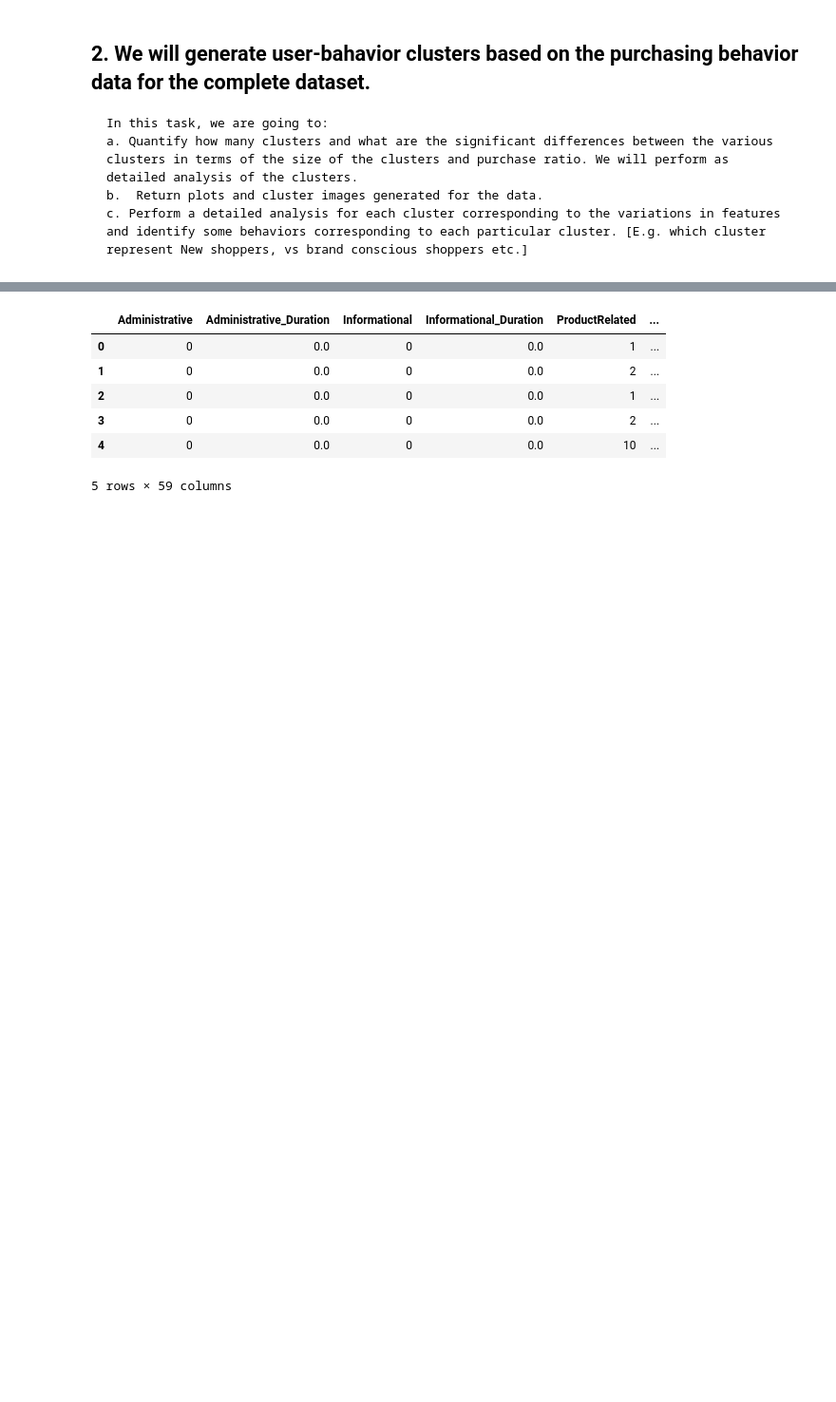
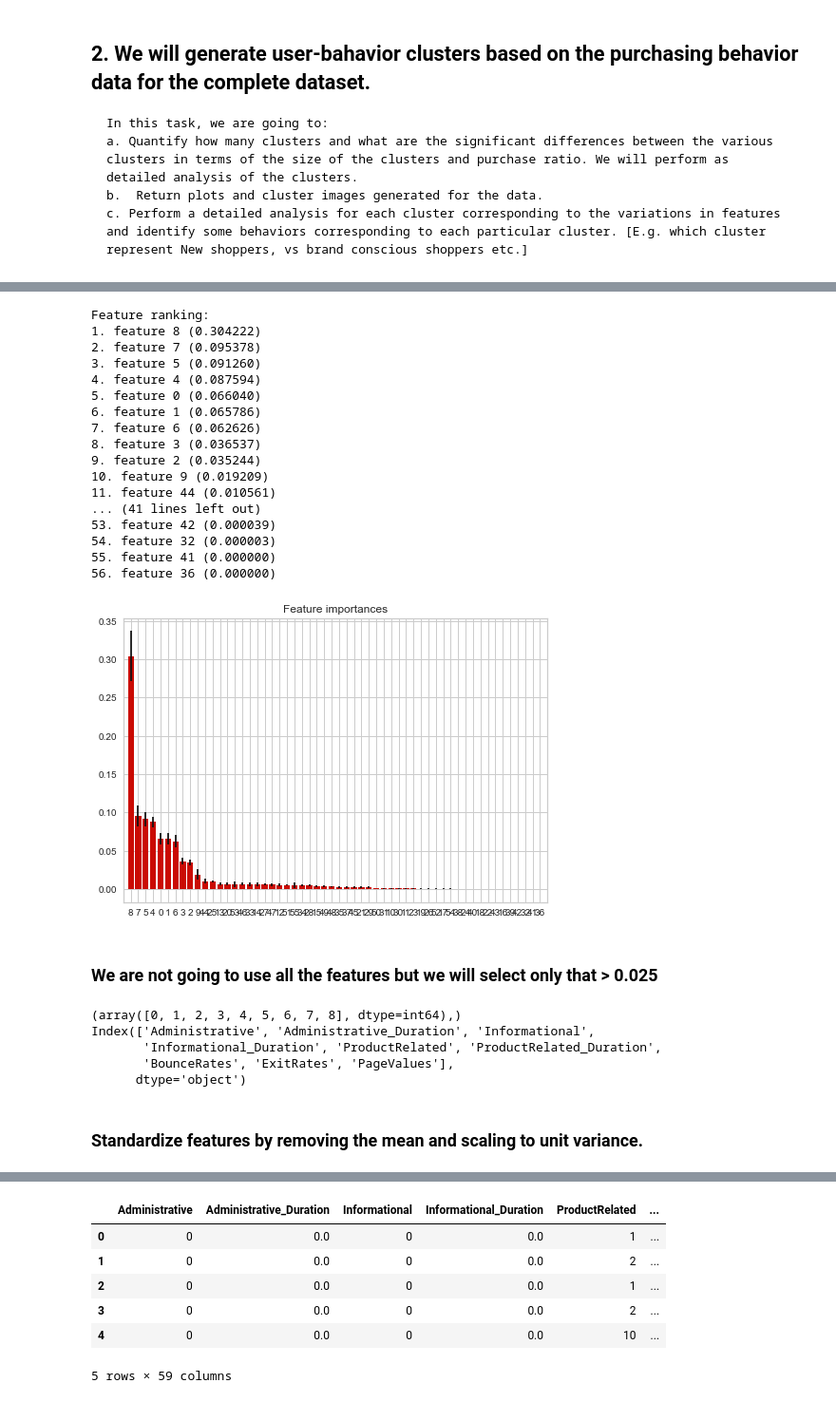
Before and after one commit to adinrh/Online-Shoppers-Purchasing-Intention, a Jupyter notebook: Main_online_shoppers.ipynb, the cells around one changed output, grey strips where cells are left out. Shown at 95% size. Cells and saved outputs as stored; diff of their text form; code cells hidden in the pictures; blank space fills up the shorter version.

```diff
--- a/Main_online_shoppers.ipynb
+++ b/Main_online_shoppers.ipynb
@@ -928,0 +768,41 @@ Test data improve?
+# %%
+y = df_tsk1['Revenue'].values
+df_tsk2=df_tsk1.drop(columns=['Revenue','Month','Region'])
+X  = df_tsk2.values
+indices, importances = return_feature_rank_from_RF(X,y)
+# %% [output]
+Feature ranking:
+1. feature 8 (0.304222)
+2. feature 7 (0.095378)
+3. feature 5 (0.091260)
+4. feature 4 (0.087594)
+5. feature 0 (0.066040)
+6. feature 1 (0.065786)
+7. feature 6 (0.062626)
+8. feature 3 (0.036537)
+9. feature 2 (0.035244)
+10. feature 9 (0.019209)
+11. feature 44 (0.010561)
+... (41 lines left out)
+53. feature 42 (0.000039)
+54. feature 32 (0.000003)
+55. feature 41 (0.000000)
+56. feature 36 (0.000000)
+[figure, added]
+# %% [markdown]
+### We are not going to use all the features but we will select only that > 0.025
+# %%
+# Extract the indices corresponding to a feature importance > 0.025
+idx = np.where(importances > 0.025)
+# Extract the names of the associated feature columns
+selected_columns = df_tsk2.columns[idx]
+print(idx)
+print(selected_columns)
+# %% [output]
+(array([0, 1, 2, 3, 4, 5, 6, 7, 8], dtype=int64),)
+Index(['Administrative', 'Administrative_Duration', 'Informational',
+       'Informational_Duration', 'ProductRelated', 'ProductRelated_Duration',
+       'BounceRates', 'ExitRates', 'PageValues'],
+      dtype='object')
+# %% [markdown]
+### Standardize features by removing the mean and scaling to unit variance.
```
Also changed, not shown: parts of 51 cells of this notebook, 7 other files.
